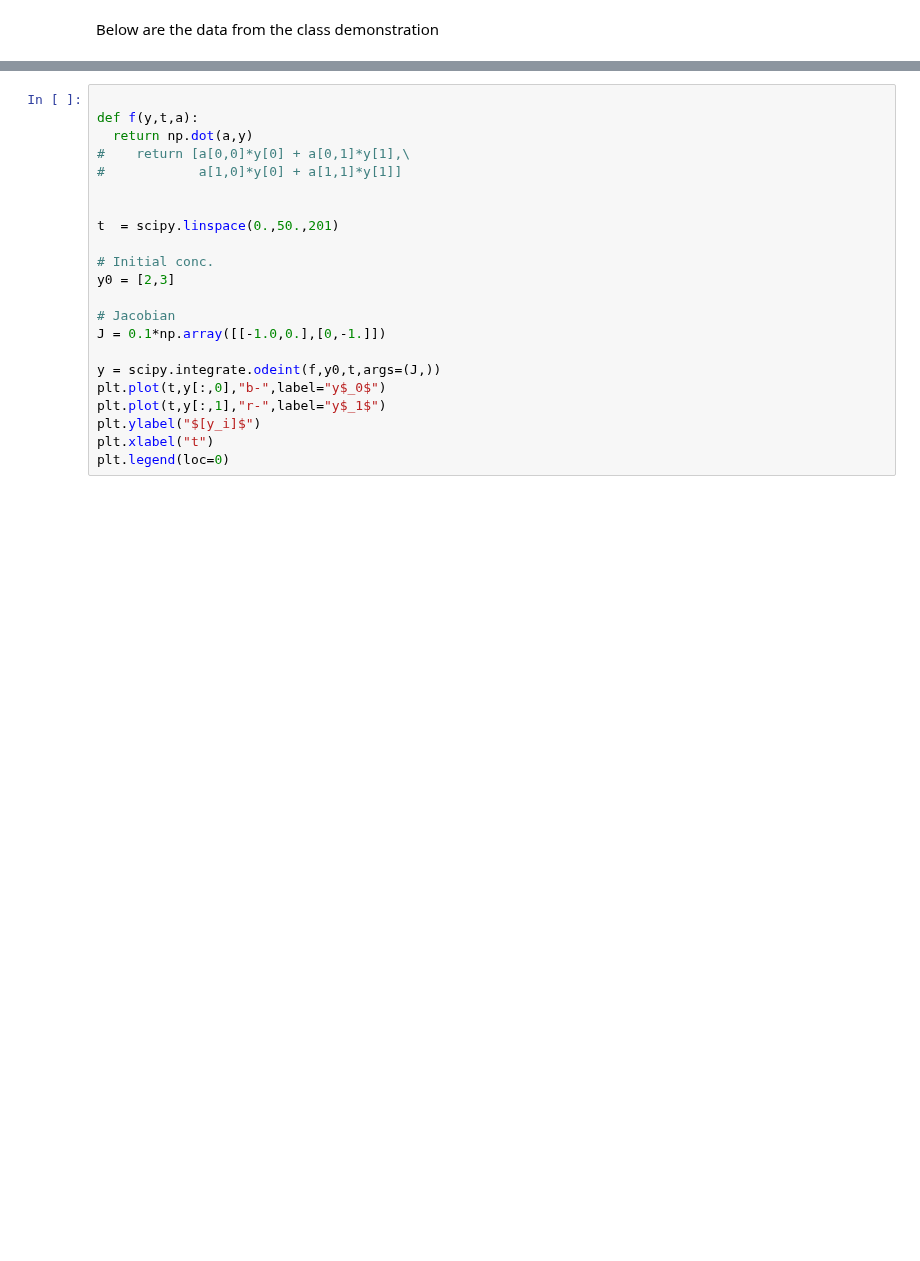
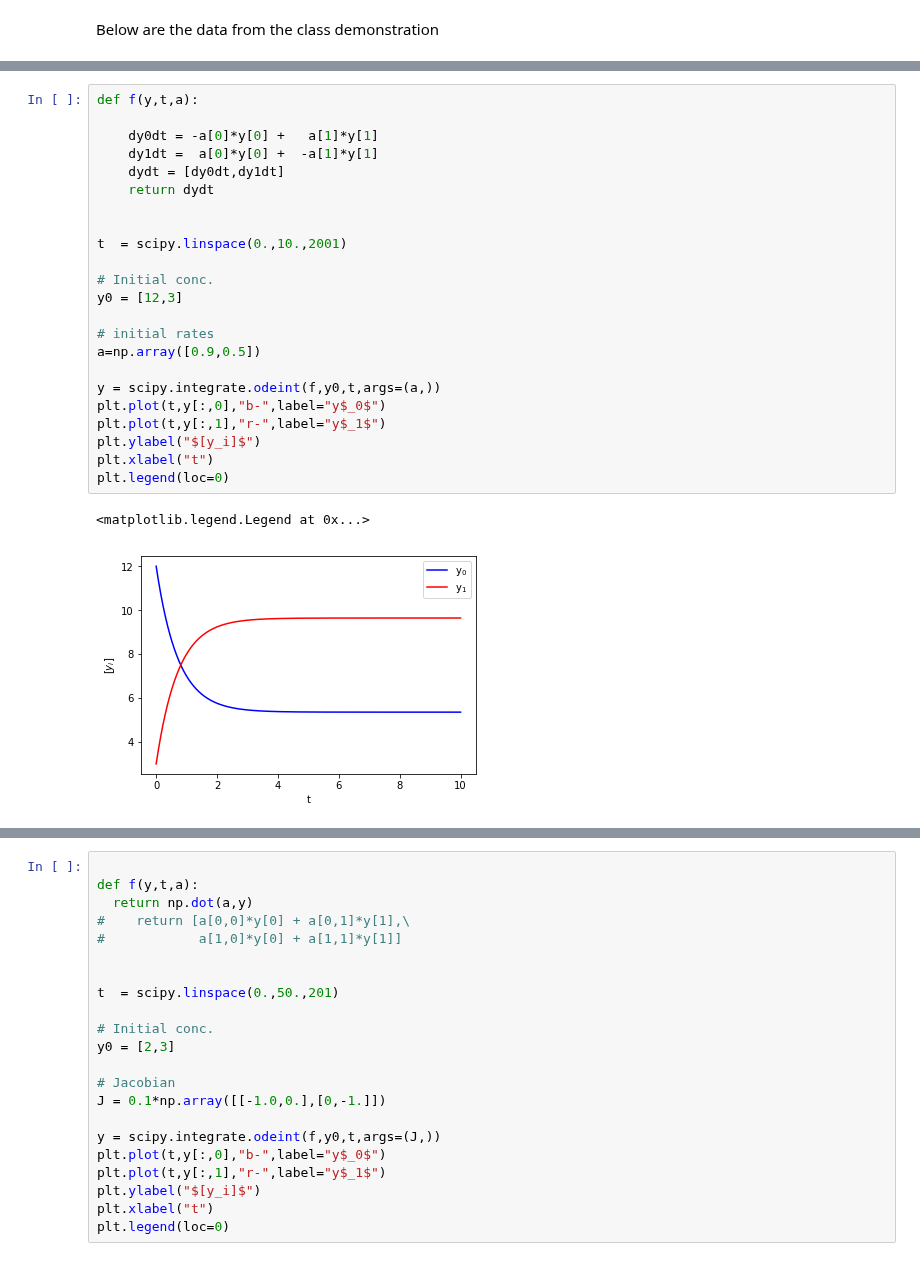
Before and after one commit to huskeypm/tutorials, a Jupyter notebook: che580/bioreactions/markov.ipynb, the cells around one changed output, grey strips where cells are left out. Cells and saved outputs as stored; diff of their text form; blank space fills up the shorter version.

```diff
--- a/che580/bioreactions/markov.ipynb
+++ b/che580/bioreactions/markov.ipynb
@@ -31,0 +98,26 @@ Below are the data from the class demonstration
+# %%
+def f(y,t,a):
+
+    dy0dt = -a[0]*y[0] +   a[1]*y[1]
+    dy1dt =  a[0]*y[0] +  -a[1]*y[1]
+    dydt = [dy0dt,dy1dt]
+    return dydt
+
+
+t  = scipy.linspace(0.,10.,2001)
+
+# Initial conc.
+y0 = [12,3]
+
+# initial rates
+a=np.array([0.9,0.5])
+
+y = scipy.integrate.odeint(f,y0,t,args=(a,))
+plt.plot(t,y[:,0],"b-",label="y$_0$")
+plt.plot(t,y[:,1],"r-",label="y$_1$")
+plt.ylabel("$[y_i]$")
+plt.xlabel("t")
+plt.legend(loc=0)
+# %% [output]
+<matplotlib.legend.Legend at 0x...>
+[figure, added]
```
Also changed, not shown: parts of 9 cells of this notebook, 3 other files.
